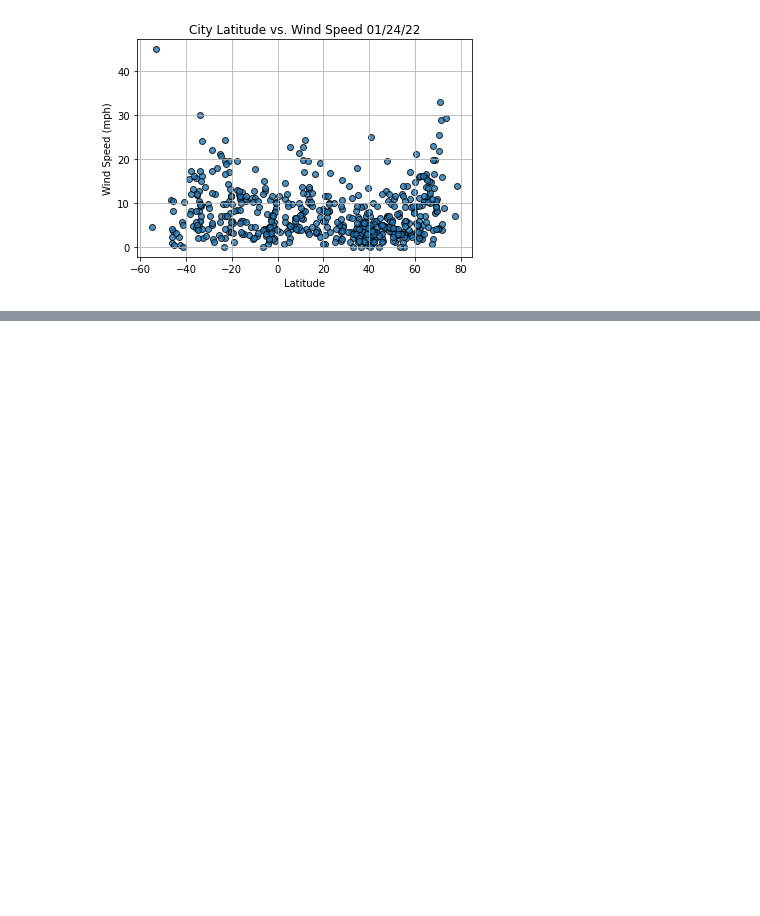
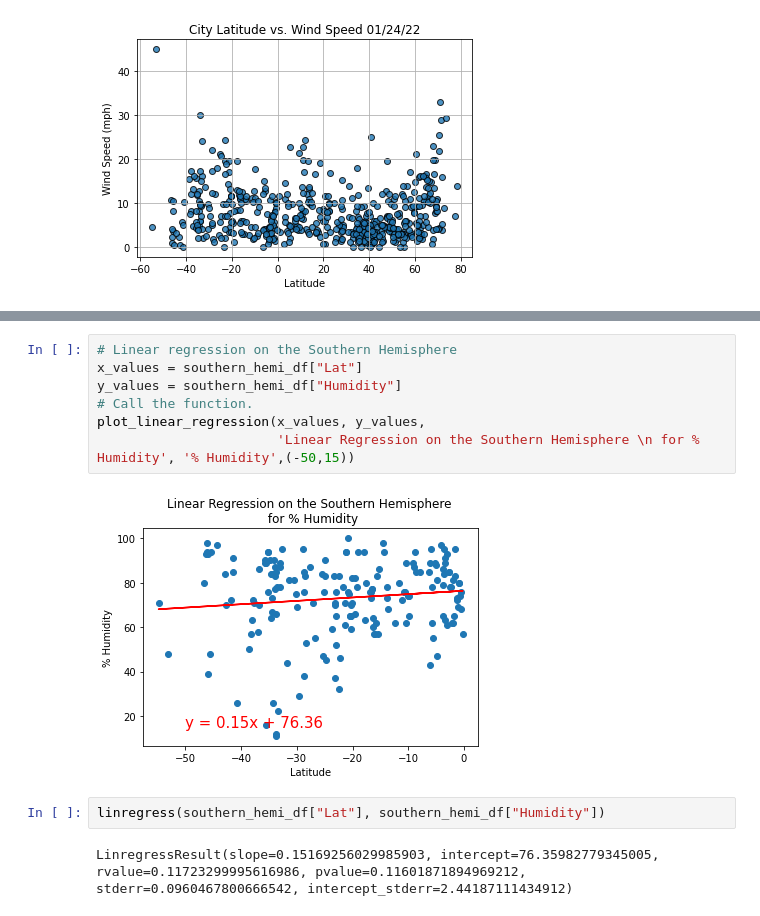
Before and after one commit to coxjack/World_Weather_Analysis, a Jupyter notebook: WeatherPy.ipynb, the cells around one changed output, grey strips where cells are left out. Cells and saved outputs as stored; diff of their text form; blank space fills up the shorter version.

```diff
--- a/WeatherPy.ipynb
+++ b/WeatherPy.ipynb
@@ -251,0 +327,13 @@ plt.show()
+# %%
+# Linear regression on the Southern Hemisphere
+x_values = southern_hemi_df["Lat"]
+y_values = southern_hemi_df["Humidity"]
+# Call the function.
+plot_linear_regression(x_values, y_values,
+                       'Linear Regression on the Southern Hemisphere \n for % Humidity', '% Humidity',(-50,15))
+# %% [output]
+[figure, added]
+# %%
+linregress(southern_hemi_df["Lat"], southern_hemi_df["Humidity"])
+# %% [output]
+LinregressResult(slope=0.15169256029985903, intercept=76.35982779345005, rvalue=0.11723299995616986, pvalue=0.11601871894969212, stderr=0.0960467800666542, intercept_stderr=2.44187111434912)
```
Also changed, not shown: parts of 16 cells of this notebook, 2 other files.
